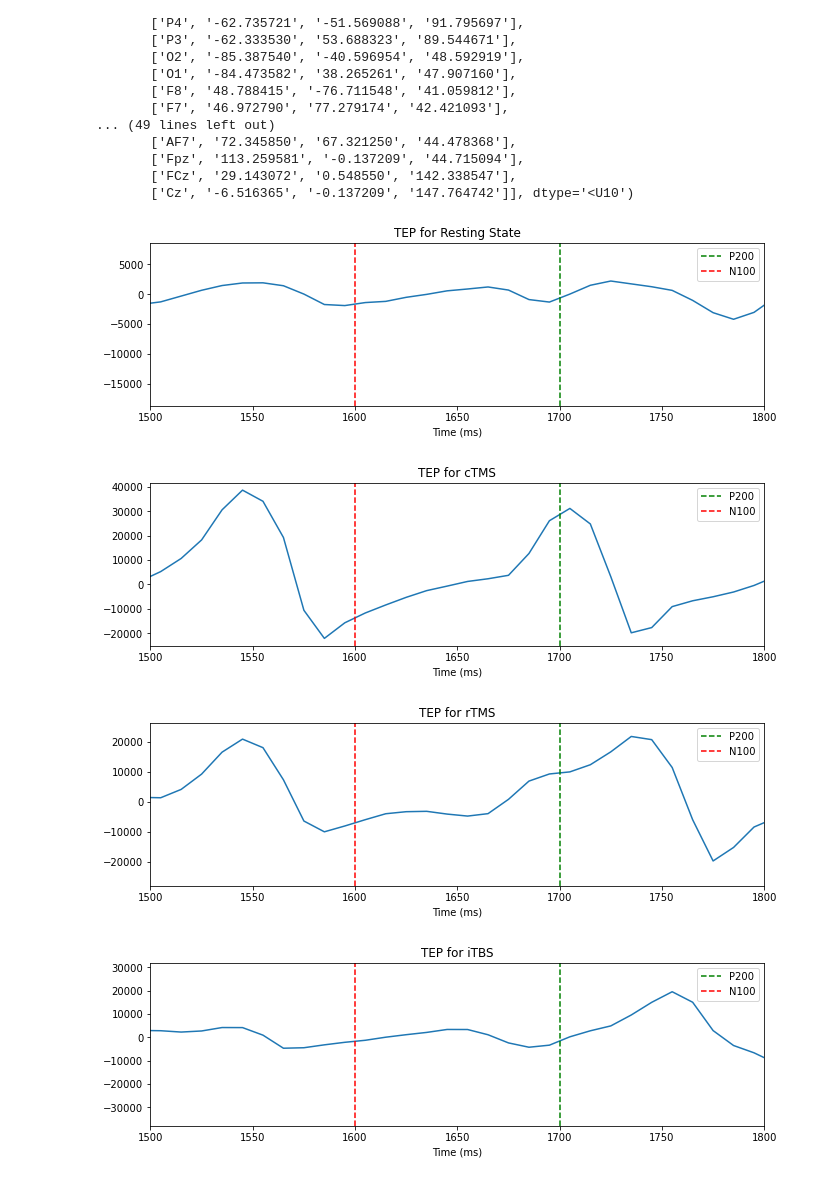
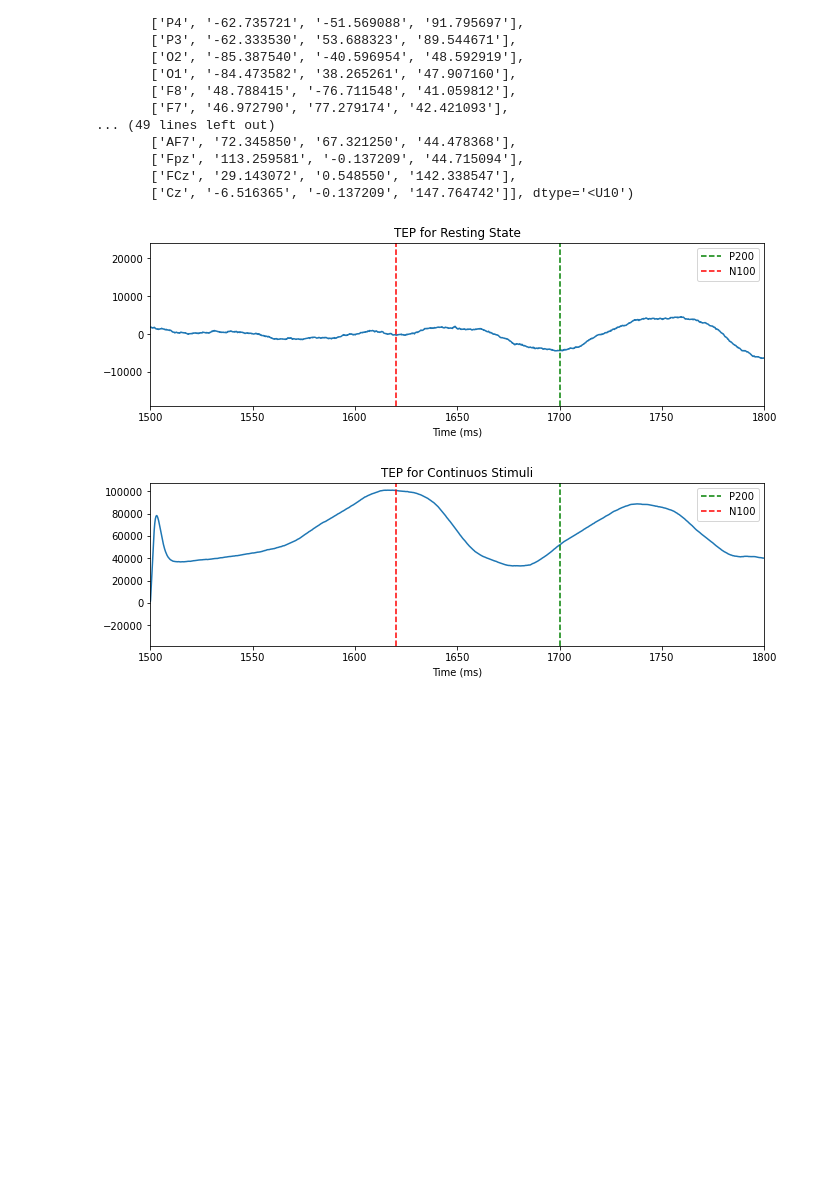
Before and after one commit to anujanegi/TMS-simulation, a Jupyter notebook: TMS_Simulation.ipynb, the cells around one changed output. Drawn from its saved outputs; the diff is of its cells as text; code cells hidden in the pictures; blank space fills up the shorter version.

Commit message:
updated EOI viz in plots

```diff
--- a/TMS_Simulation.ipynb
+++ b/TMS_Simulation.ipynb
@@ -519,4 +519,4 @@ def run_simulation(sim, length):# Run the simulation - ADAPTED FROM OTHER SURFAC
     return raw_time, numpy.array(raw_data), tavg_time, numpy.array(tavg_data), savg_time, numpy.array(savg_data), eeg_time, numpy.array(eeg_data), bold_time, numpy.array(bold_data)
 # %%
 # RS
-raw_time, RAW_RS, tavg_time, TAVG_RS, savg_time, SAVG_RS, eeg_time, EEG_RS, bold_time, BOLD_RS = run_simulation(rs_sim, 3.5e3)
+raw_time, RAW_RS, tavg_time, TAVG_RS, savg_time, SAVG_RS, eeg_time, EEG_RS, bold_time, BOLD_RS = run_simulation(rs_sim, 2.5e3)
@@ -525,4 +523,4 @@ The simulation took 124.0s to run
 # %%
-# cTMS
-raw_time, RAW_TMS, tavg_time, TAVG_TMS, savg_time, SAVG_TMS, eeg_time, EEG_TMS, bold_time, BOLD_TMS = run_simulation(tms_sim, 3.5e3)
+# continuous stimuli
+raw_time, RAW_TMS, tavg_time, TAVG_TMS, savg_time, SAVG_TMS, eeg_time, EEG_TMS, bold_time, BOLD_TMS = run_simulation(tms_sim, 2.5e3)
 # %% [output]
@@ -534,7 +532,7 @@ raw_time, RAW_RTMS, tavg_time, TAVG_RTMS, savg_time, SAVG_RTMS, eeg_time, EEG_RT
 The simulation took 136.2s to run
 # %%
 # iTBS
-raw_time, RAW_ITBS, tavg_time, TAVG_ITBS, savg_time, SAVG_ITBS, eeg_time, EEG_ITBS, bold_time, BOLD_ITBS = run_simulation(itbs_sim, 3.5e3)
+raw_time, RAW_ITBS, tavg_time, TAVG_ITBS, savg_time, SAVG_ITBS, eeg_time, EEG_ITBS, bold_time, BOLD_ITBS = run_simulation(itbs_sim, 2.5e3)
 # %% [output]
 The simulation took 146.1s to run
 # %%
@@ -963,16 +969,14 @@ def plot_TEP(EEG, eeg_time, electrode_index=[3, 41, 42, 58], stimulus=''):
     plt.xlim(1500, 1500+300)
 
     plt.axvline(x=1500+200, color='g', linestyle='--', label='P200') # P200
-    plt.axvline(x=1500+100, color='r', linestyle='--', label='N100') # N100
+    plt.axvline(x=1500+120, color='r', linestyle='--', label='N100') # N100
     plt.legend()
     plt.show()
 # %%
 plot_TEP(EEG_RS, eeg_time, stimulus='Resting State')
 plot_TEP(EEG_TMS, eeg_time, stimulus='Continuos Stimuli')
-plot_TEP(EEG_RTMS, eeg_time, stimulus='rTMS')
-plot_TEP(EEG_ITBS, eeg_time, stimulus='iTBS')
+# plot_TEP(EEG_RTMS, eeg_time, stimulus='rTMS')
+# plot_TEP(EEG_ITBS, eeg_time, stimulus='iTBS')
 # %% [output]
-[figure, old version]
+[figure, new version]
-[figure, old version]
+[figure, new version]
-[figure, removed]
-[figure, removed]
```
Also changed, not shown: parts of 10 cells of this notebook.
